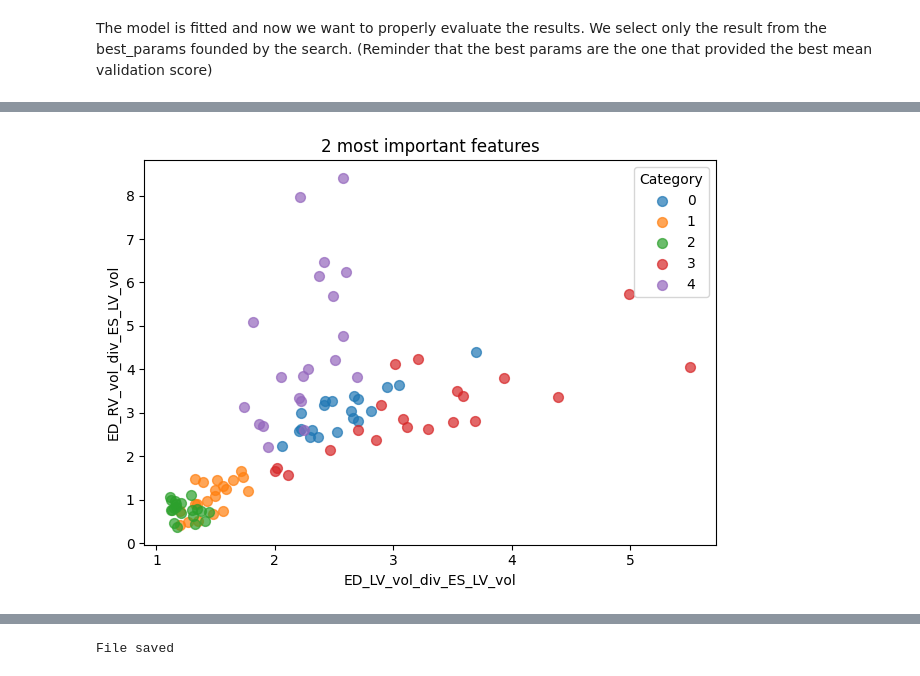
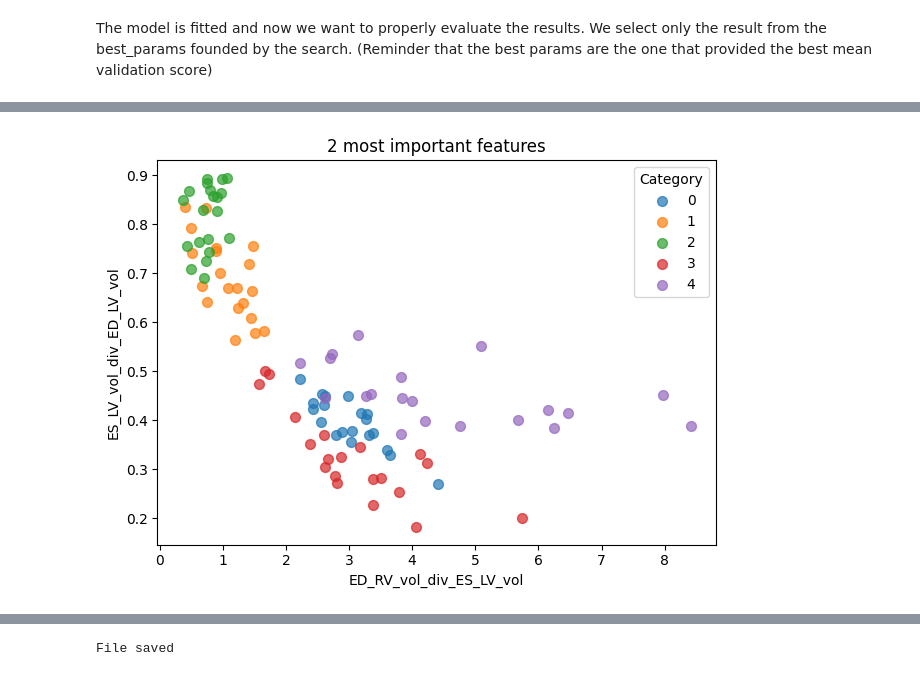
Before and after one commit to Loudwig/CardiacPathoPrediction, a Jupyter notebook: main.ipynb, the cells around one changed output, grey strips where cells are left out. Drawn from its saved outputs; the diff is of its cells as text; code cells hidden in the pictures.

```diff
--- a/main.ipynb
+++ b/main.ipynb
@@ -76,20 +124,33 @@ param_grid = {
+# %%
+param_grid = {
+    'classifier__n_estimators': [100,150],
+    'classifier__max_features': ['sqrt'],
+    'classifier__max_depth': [5],
+    'classifier__min_samples_leaf': [1,2,3],
+    "dataAugment__noise_factor" : [0.05]
+
+}
 # %%
+
 search_spaces = {
     # clé = "étape__paramètre"  (nom__param dans un Pipeline)
-    "classifier__n_estimators"    : Integer(50, 1000),
-    "classifier__max_depth"       : Integer(2, 5),
-    "classifier__min_samples_leaf": Integer(1, 2),
-    "classifier__max_features"    : Real(0.1, 1.0, prior="uniform"),
-    "classifier__bootstrap"       : Categorical([True]),
+    "classifier__n_estimators"    : Integer(100, 200),
+    "classifier__max_depth"       : [None],
+    "classifier__min_samples_leaf": Integer(1,3),
+    "classifier__max_features"    : ["sqrt"],
+    "dataAugment__noise_factor" : [0.05],
+    # "dataAugment__k_neighbors": Integer(3, 5),
+    # "dataAugment__m_neighbors": Integer(7, 10),
+
 }
 # %%
 grid_search = BayesSearchCV(
     estimator=pipeline,
     search_spaces=search_spaces,
-    n_iter=20,              # 40 essais ≈ 8 × nb hyperparams
+    n_iter=40,
     cv=cv,
     scoring=make_scorer(accuracy_score),
-    n_jobs=-1,              # parallélise les CV
+    n_jobs=-1,
     verbose=3,
     return_train_score=True,
 )
@@ -128,5 +189,5 @@ BayesSearchCV(cv=StratifiedKFold(n_splits=5, random_state=0, shuffle=True),
               verbose=3)
 # %%
-grid_search = GridSearchCV(pipeline,param_grid=param_grid,cv=5,verbose=3,return_train_score=True)
+grid_search = GridSearchCV(pipeline,param_grid=param_grid,cv=cv,verbose=3,return_train_score=True)
 grid_search.fit(X,y["Category"])
 # %% [output]
@@ -231,27 +289,23 @@ print(feature_importance)
 # %%
 import matplotlib.pyplot as plt
 
 
 df = X.copy()
-# if y is a Series:
-df['category'] = y["Category"]
-# if y is a single‐column DataFrame instead, use:
-# df['category'] = y['category_column_name']
+df['Category'] = y["Category"]
 
-# --- Option A: matplotlib only ---
 fig, ax = plt.subplots()
-for cat, sub in df.groupby('category'):
-    F = feature_importance[:2]["feature"].to_list()
-    F1,F2 = F[0],F[1]
+for cat, sub in df.groupby('Category'):
+    F = feature_importance[:3]["feature"].to_list()
+    F1,F2 = F[0],F[2]
     ax.scatter(sub[F1], sub[F2], label=cat, s=50, alpha=0.7)
 ax.set_xlabel(F1)
 ax.set_ylabel(F2)
 ax.set_title('2 most important features')
 ax.legend(title='Category')
 plt.tight_layout()
 plt.show()
 # %% [output]
-[figure, old version]
+[figure, new version]
 # %%
 from sklearn.metrics import confusion_matrix,accuracy_score,classification_report
 from sklearn.metrics import ConfusionMatrixDisplay
```
Also changed, not shown: parts of 26 cells of this notebook, 48 other files.
